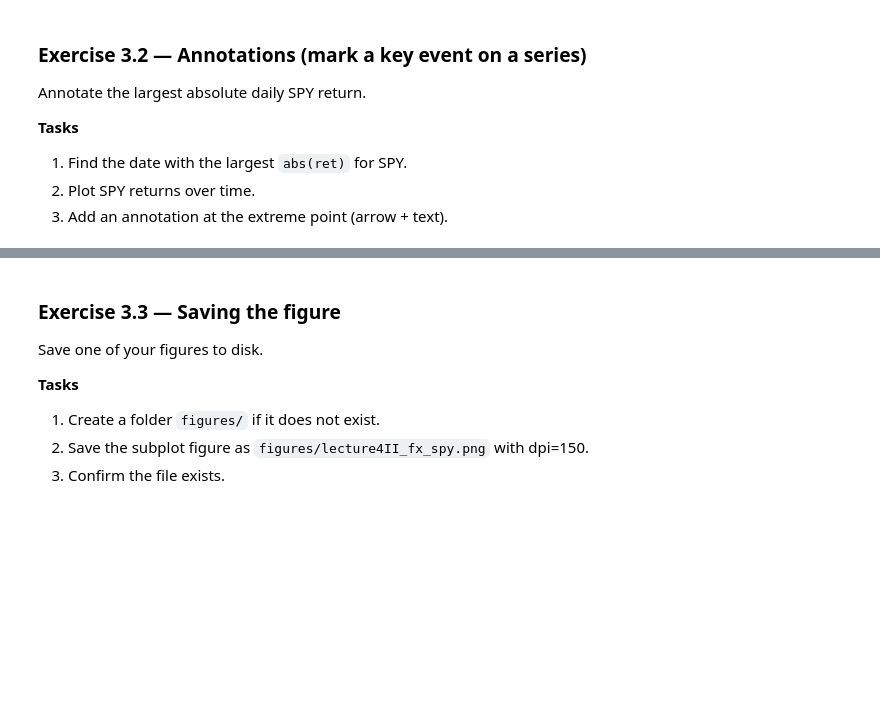
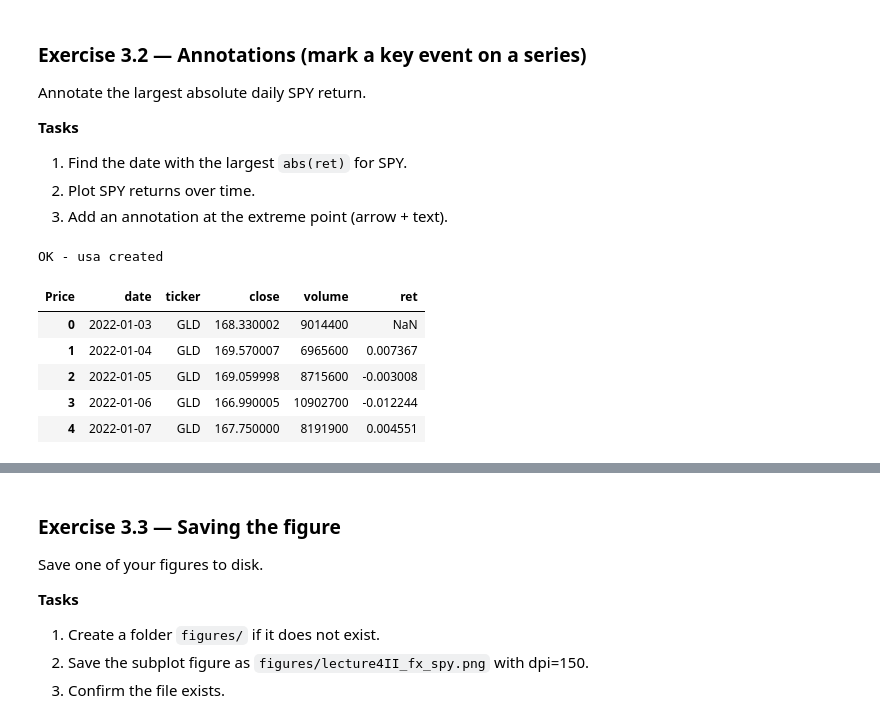
Before and after one commit to anzonyquispe/Python-for-Finance, a Jupyter notebook: homeworks/Assignment_3/Group 6.ipynb, the cells around one changed output, grey strips where cells are left out. Drawn from its saved outputs; the diff is of its cells as text; code cells hidden in the pictures; blank space fills up the shorter version.

```diff
--- a/homeworks/Assignment_3/Group 6.ipynb
+++ b/homeworks/Assignment_3/Group 6.ipynb
@@ -1034,3 +1189,45 @@ Annotate the largest absolute daily SPY return.
 1. Find the date with the largest `abs(ret)` for SPY.
 2. Plot SPY returns over time.
 3. Add an annotation at the extreme point (arrow + text).
+# %%
+import yfinance as yf
+import pandas as pd
+
+START_D = "2022-01-01"
+END_D   = "2025-12-18"
+
+# Download data
+data = yf.download(
+    ["SPY", "TLT", "GLD"],
+    start=START_D,
+    end=END_D,
+    auto_adjust=False,
+    progress=False
+)
+
+frames = []
+for t in ["SPY", "TLT", "GLD"]:
+    sub = data.xs(t, axis=1, level=1).reset_index()
+    sub["ticker"] = t
+    sub = sub.rename(columns={"Date": "date", "Close": "close", "Volume": "volume"})
+    frames.append(sub[["date", "ticker", "close", "volume"]])
+
+usa = (
+    pd.concat(frames, ignore_index=True)
+      .sort_values(["ticker", "date"])
+      .reset_index(drop=True)
+)
+
+# Compute returns
+usa["ret"] = usa.groupby("ticker")["close"].pct_change(fill_method=None)
+
+print("OK - usa created")
+usa.head()
+# %% [output]
+OK - usa created
+| Price | date | ticker | close | volume | ret |
+| 0 | 2022-01-03 | GLD | 168.330002 | 9014400 | NaN |
+| 1 | 2022-01-04 | GLD | 169.570007 | 6965600 | 0.007367 |
+| 2 | 2022-01-05 | GLD | 169.059998 | 8715600 | -0.003008 |
+| 3 | 2022-01-06 | GLD | 166.990005 | 10902700 | -0.012244 |
+| 4 | 2022-01-07 | GLD | 167.750000 | 8191900 | 0.004551 |
```
Also changed, not shown: parts of 4 cells of this notebook, 2 other files.
